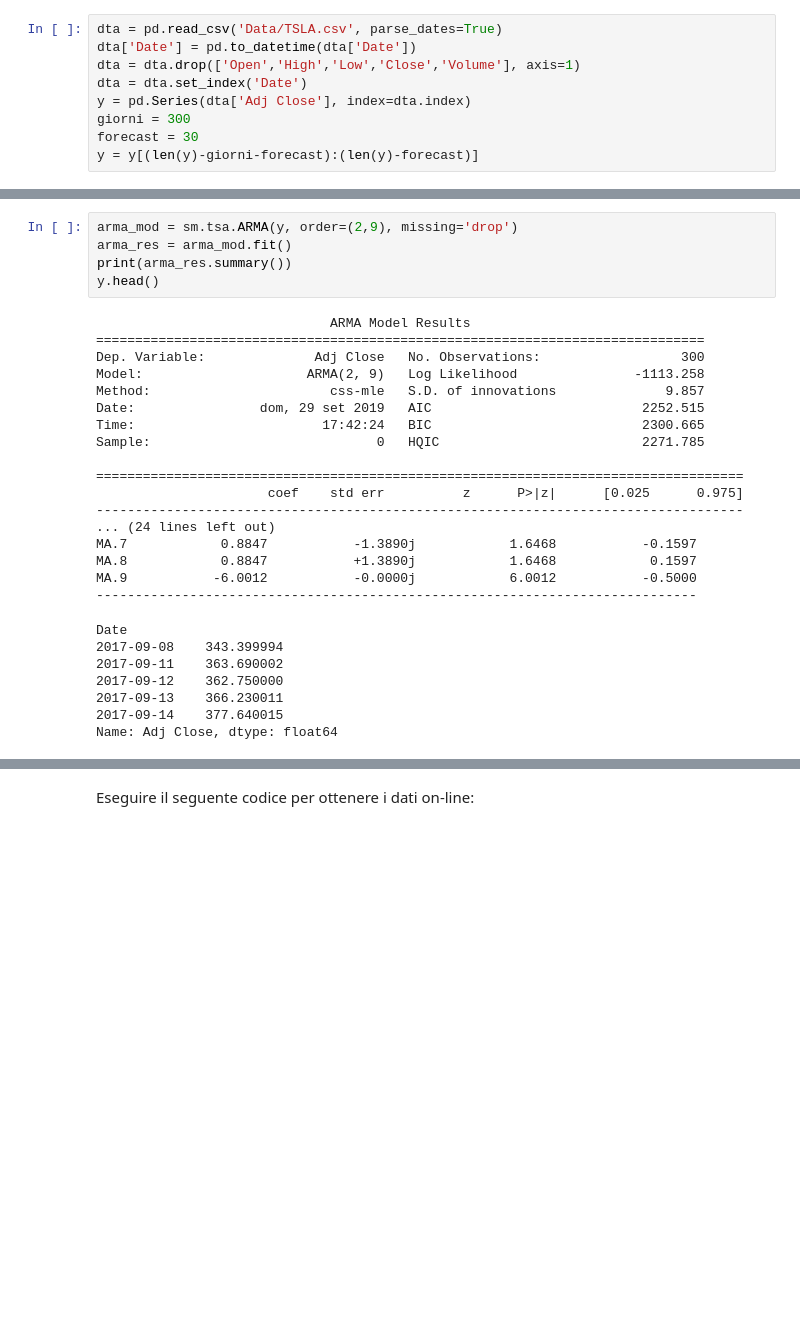
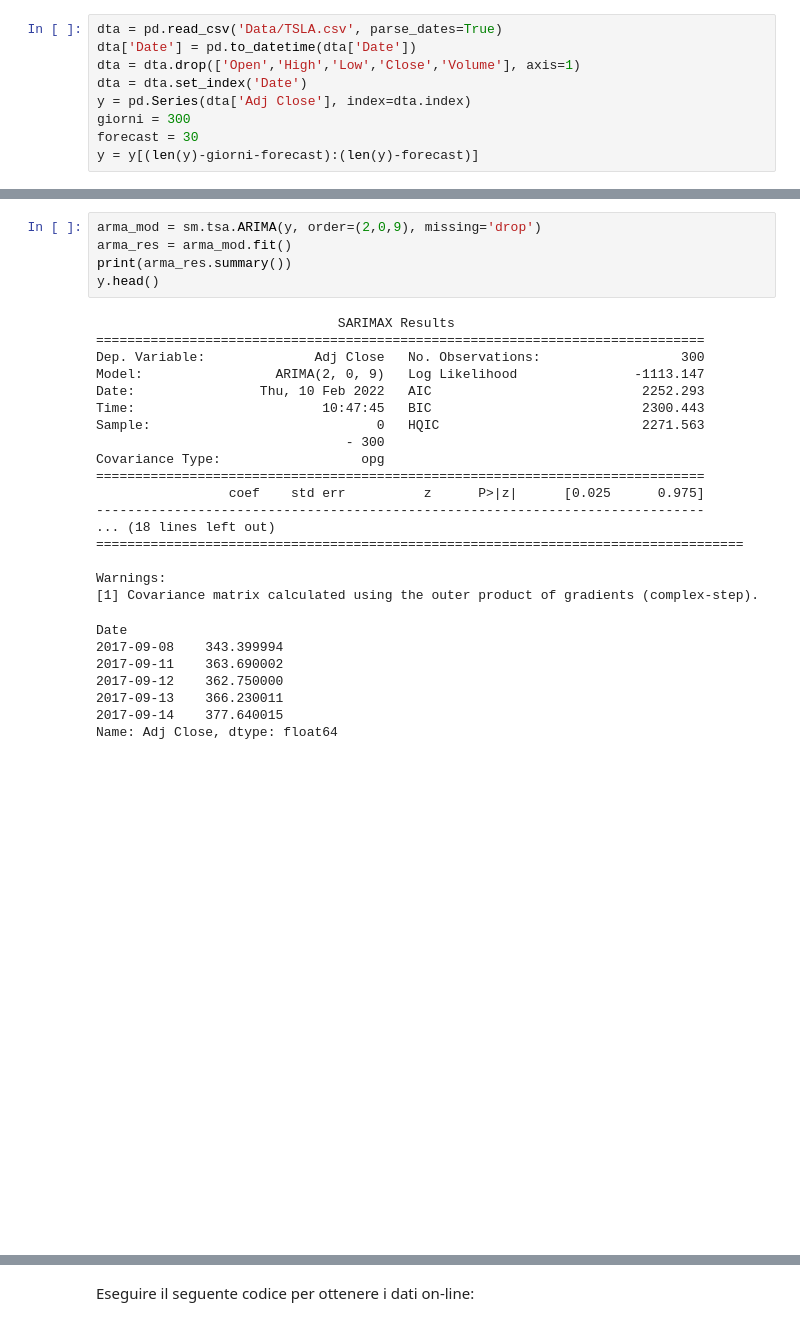
Before and after one commit to giorgiobella/TradingAlgoritmico, a Jupyter notebook: TechLab - Trading Algoritmico Pt-3.ipynb, the cells around one changed output, grey strips where cells are left out. Cells and saved outputs as stored; diff of their text form; blank space fills up the shorter version.

```diff
--- a/TechLab - Trading Algoritmico Pt-3.ipynb
+++ b/TechLab - Trading Algoritmico Pt-3.ipynb
@@ -45,31 +44,32 @@ fig = sm.graphics.tsa.plot_pacf(y, lags=40, ax=ax2)
 # %%
-arma_mod = sm.tsa.ARMA(y, order=(2,9), missing='drop')
+arma_mod = sm.tsa.ARIMA(y, order=(2,0,9), missing='drop')
 arma_res = arma_mod.fit()
 print(arma_res.summary())
 y.head()
 # %% [output]
-                              ARMA Model Results
+                               SARIMAX Results
 ==============================================================================
 Dep. Variable:              Adj Close   No. Observations:                  300
-Model:                     ARMA(2, 9)   Log Likelihood               -1113.258
-Method:                       css-mle   S.D. of innovations              9.857
-Date:                dom, 29 set 2019   AIC                           2252.515
-Time:                        17:42:24   BIC                           2300.665
-Sample:                             0   HQIC                          2271.785
+Model:                 ARIMA(2, 0, 9)   Log Likelihood               -1113.147
+Date:                Thu, 10 Feb 2022   AIC                           2252.293
+Time:                        10:47:45   BIC                           2300.443
+Sample:                             0   HQIC                          2271.563
+                                - 300
+Covariance Type:                  opg
+==============================================================================
+                 coef    std err          z      P>|z|      [0.025      0.975]
+------------------------------------------------------------------------------
+... (18 lines left out)
+===================================================================================
 
-===================================================================================
-                      coef    std err          z      P>|z|      [0.025      0.975]
------------------------------------------------------------------------------------
-... (24 lines left out)
-MA.7            0.8847           -1.3890j            1.6468           -0.1597
-MA.8            0.8847           +1.3890j            1.6468            0.1597
-MA.9           -6.0012           -0.0000j            6.0012           -0.5000
------------------------------------------------------------------------------
+Warnings:
+[1] Covariance matrix calculated using the outer product of gradients (complex-step).
 Date
 2017-09-08    343.399994
 2017-09-11    363.690002
 2017-09-12    362.750000
 2017-09-13    366.230011
 2017-09-14    377.640015
 Name: Adj Close, dtype: float64
+[figure, added]
 # %%
```
Also changed, not shown: parts of 7 cells of this notebook, 1 other file.
